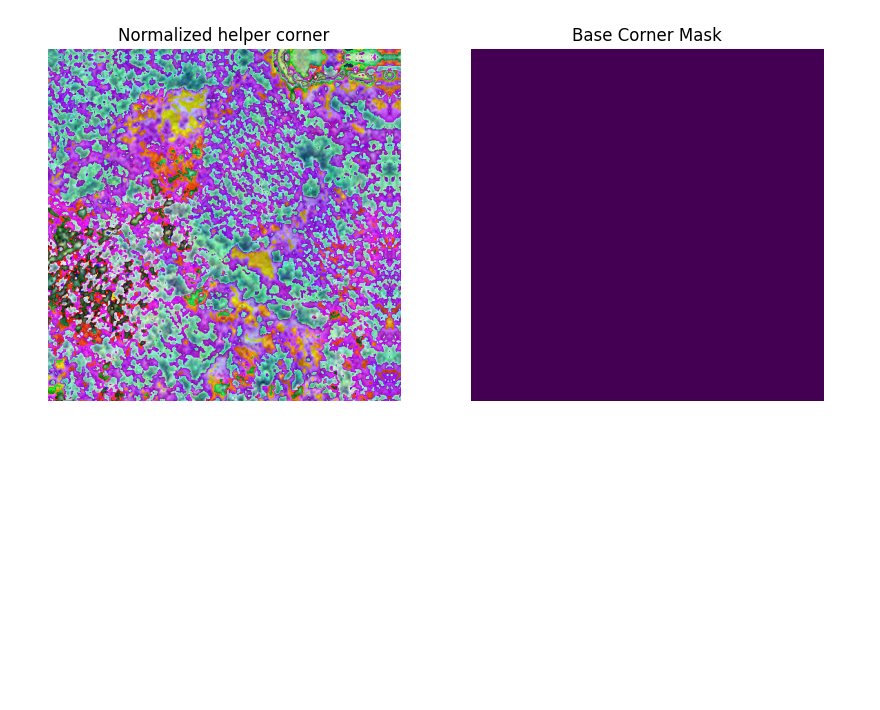
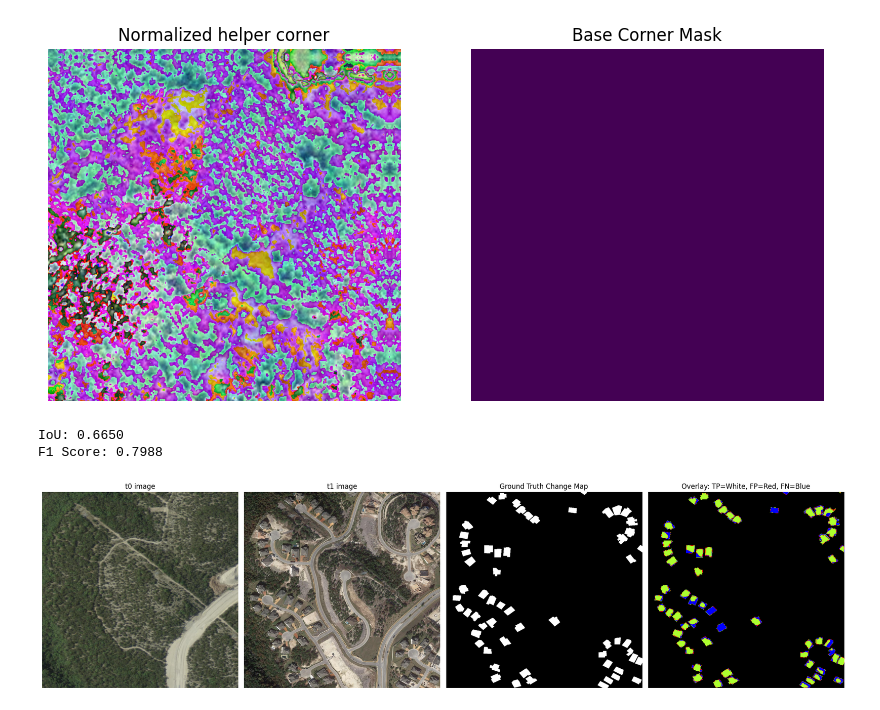
Before and after one commit to kentookuyama/bachelor-thesis, a Jupyter notebook: self-pair-strategy-testing.ipynb, the cells around one changed output. Drawn from its saved outputs; the diff is of its cells as text; code cells hidden in the pictures; blank space fills up the shorter version.

```diff
--- a/self-pair-strategy-testing.ipynb
+++ b/self-pair-strategy-testing.ipynb
@@ -452,3 +452,75 @@ for label_file in label_files:
 print('Masks have been created successfully.')
 # %%
 print('Masks have been created successfully.')
+# %%
+import numpy as np
+import matplotlib.pyplot as plt
+from PIL import Image
+
+generated_binary  = np.array(Image.open("change_map.png"))
+t0_image = np.array(Image.open("/home/stud/okuyama/original-changestar/ChangeStar/LEVIR-CD/train/A/train_118.png"))
+t1_image = np.array(Image.open("/home/stud/okuyama/original-changestar/ChangeStar/LEVIR-CD/train/B/train_118.png"))
+ground_truth_binary  = np.array(Image.open("/home/stud/okuyama/original-changestar/ChangeStar/LEVIR-CD/train/label/train_118.png"))
+
+# Compute differences
+true_positives = np.logical_and(generated_binary == 255, ground_truth_binary == 255)
+false_positives = np.logical_and(generated_binary == 255, ground_truth_binary == 0)
+false_negatives = np.logical_and(generated_binary == 0, ground_truth_binary == 255)
+true_negatives = np.logical_and(generated_binary == 0, ground_truth_binary == 0)
+
+# Overlay maps
+overlay = np.zeros_like(generated_binary, dtype=np.uint8)
+overlay[true_positives] = 1  # True positives in green
+overlay[false_positives] = 2  # False positives in red
+overlay[false_negatives] = 3  # False negatives in blue
+
+custom_cmap = plt.cm.colors.ListedColormap(['black', (173/255, 255/255, 47/255, 1.0), 'red', 'blue'])
+
+# Example counts (replace with actual counts)
+TP = np.sum(true_positives)
+FP = np.sum(false_positives)
+FN = np.sum(false_negatives)
+
+# Compute IoU
+intersection = TP
+union = TP + FP + FN
+iou = intersection / union
+
+# Compute Precision and Recall
+precision = TP / (TP + FP)
+recall = TP / (TP + FN)
+
+# Compute F1 Score
+f1_score = 2 * (precision * recall) / (precision + recall)
+
+print(f"IoU: {iou:.4f}")
+print(f"F1 Score: {f1_score:.4f}")
+
+# Plotting
+plt.figure(figsize=(20, 6))
+
+plt.subplot(1, 4, 1)
+plt.imshow(t0_image)
+plt.title('t0 image')
+plt.axis('off')
+
+plt.subplot(1, 4, 2)
+plt.imshow(t1_image)
+plt.title('t1 image')
+plt.axis('off')
+
+plt.subplot(1, 4, 3)
+plt.imshow(ground_truth_binary, cmap='gray')
+plt.title('Ground Truth Change Map')
+plt.axis('off')
+plt.subplot(1, 4, 4)
+plt.imshow(overlay, cmap=custom_cmap , vmin=0, vmax=3)
+plt.title('Overlay: TP=White, FP=Red, FN=Blue')
+plt.axis('off')
+
+plt.tight_layout()
+plt.show()
+# %% [output]
+IoU: 0.6650
+F1 Score: 0.7988
+[figure, added]
```
Also changed, not shown: 5 other files.
